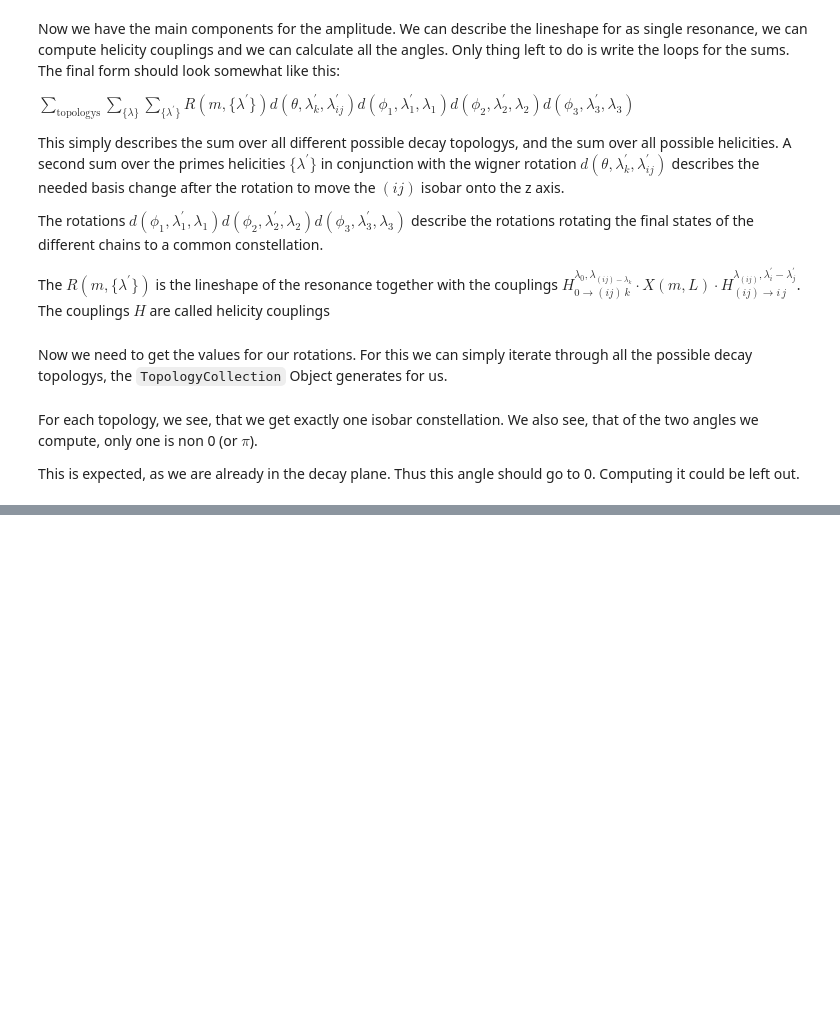
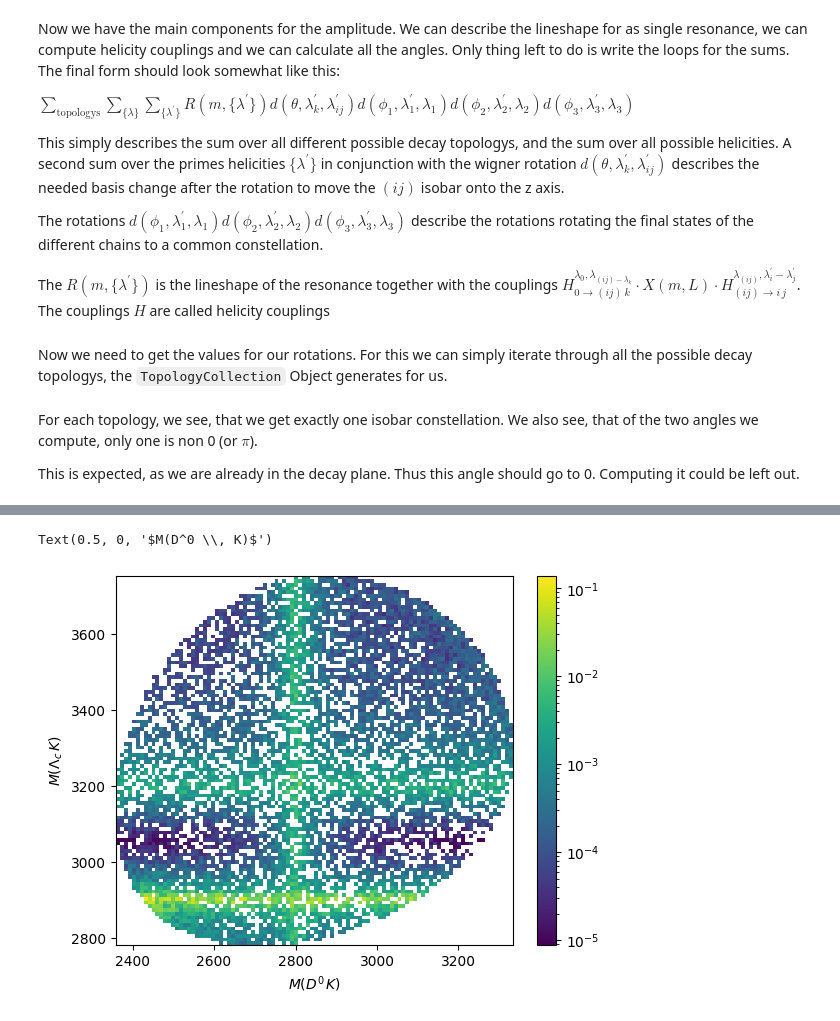
Before and after one commit to KaiHabermann/decayangle, a Jupyter notebook: notebooks/decay_example.ipynb, the cells around one changed output, grey strips where cells are left out. Cells and saved outputs as stored; diff of their text form; code cells hidden in the pictures; blank space fills up the shorter version.

```diff
--- a/notebooks/decay_example.ipynb
+++ b/notebooks/decay_example.ipynb
@@ -277,0 +348,8 @@ f(1, 0, 1, 0)
+# %%
+a= plt.hist2d(m2_13, m2_23, bins=100, weights=full_amplitude, norm=LogNorm())
+plt.colorbar()
+plt.ylabel(r"$M(\Lambda_c\, K)$")
+plt.xlabel(r"$M(D^0 \, K)$")
+# %% [output]
+Text(0.5, 0, '$M(D^0 \\, K)$')
+[figure, added]
```
Also changed, not shown: parts of 10 cells of this notebook.
